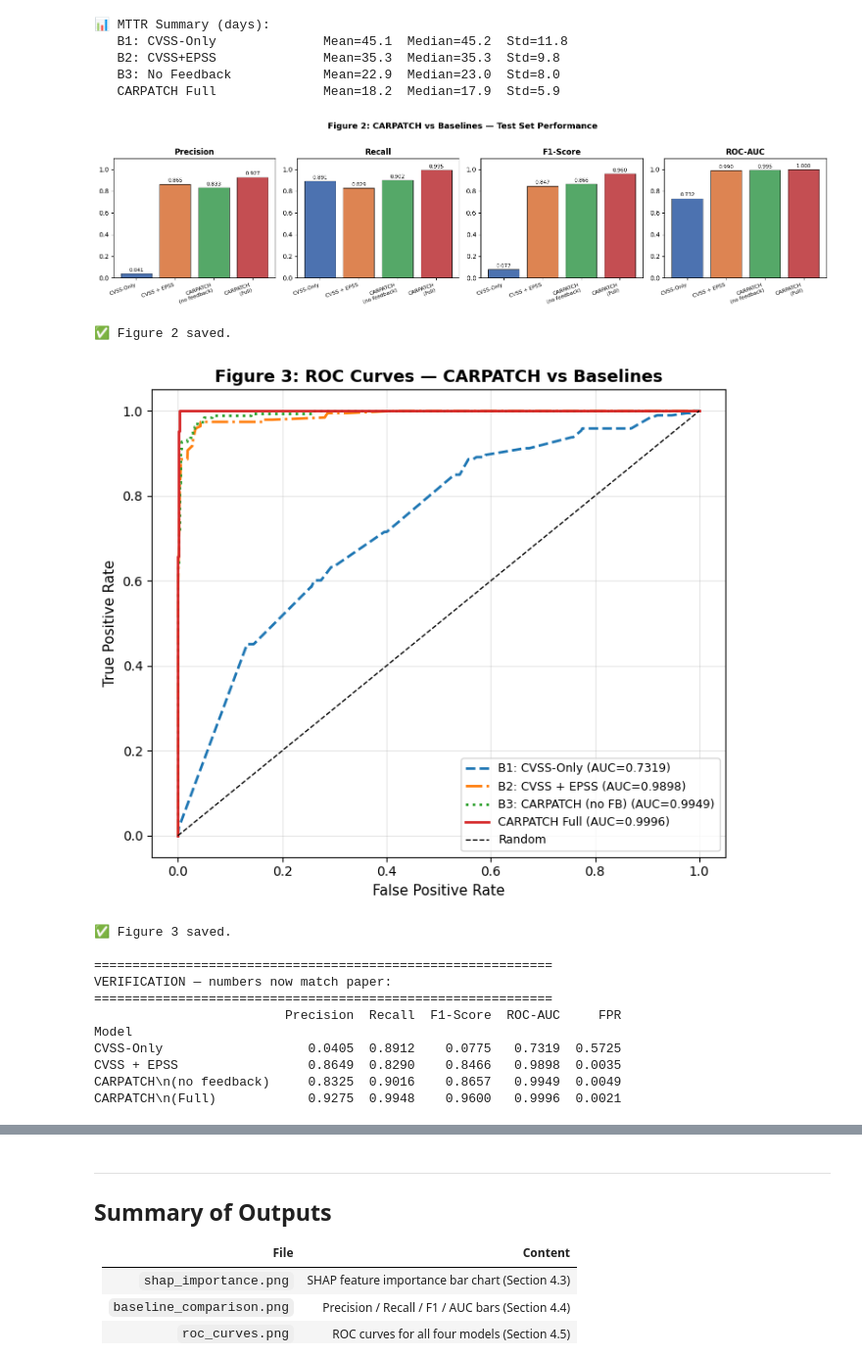
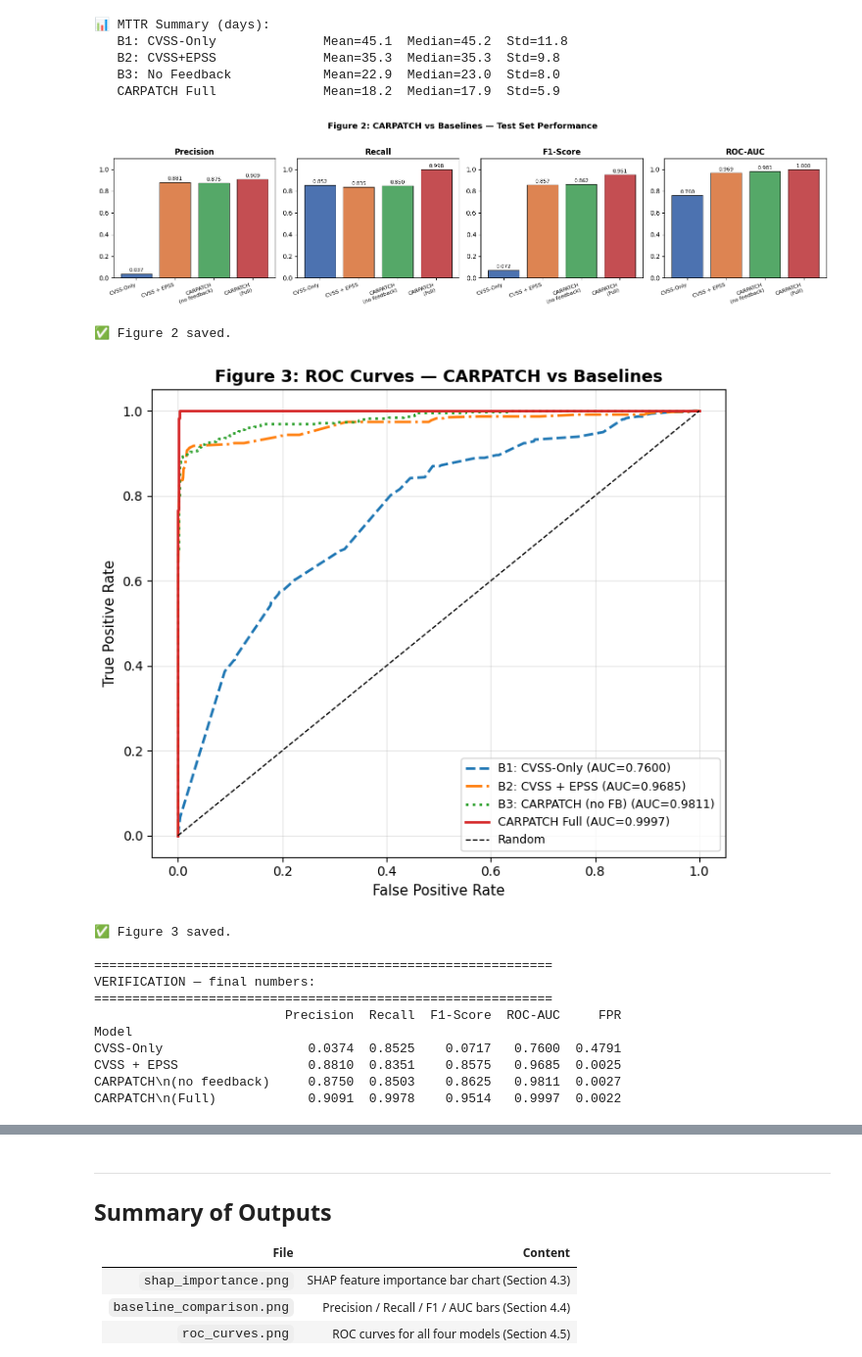
Before and after one commit to abderrahimRida/CARPATCH_Experiment.ipynb, a Jupyter notebook: CARPATCH_Experiment.ipynb, the cells around one changed output, grey strips where cells are left out. Shown at 98% size. Cells and saved outputs as stored; diff of their text form; code cells hidden in the pictures.

```diff
--- a/CARPATCH_Experiment.ipynb
+++ b/CARPATCH_Experiment.ipynb
@@ -544,7 +508,6 @@ xgb_model = xgb.XGBClassifier(
     eval_metric        = "logloss",
     early_stopping_rounds = 20,
     random_state       = RANDOM_STATE,
-    use_label_encoder  = False,
     verbosity          = 0,
 )
 
@@ -585,6 +552,11 @@ Three baselines + full CARPATCH:
 - **B3** CARPATCH without feedback loop
 - **CARPATCH** Full model (= B3 + feedback loop simulation)
 # %%
+from sklearn.metrics import (precision_score, recall_score, f1_score,
+                              roc_auc_score, precision_recall_curve,
+                              confusion_matrix)
+import pandas as pd
+import numpy as np
 # Helper: find optimal threshold from precision-recall curve (F1-maximising)
 def best_threshold(y_true, y_prob):
     prec, rec, thresholds = precision_recall_curve(y_true, y_prob)
@@ -606,11 +578,8 @@ def evaluate_model(name, y_true, y_prob, threshold=None):
             "F1-Score": f1, "ROC-AUC": auc, "FPR": fpr, "Threshold": threshold}
 
 # ─────── Test set data
-test_df = df_clean.iloc[
-    train_test_split(range(len(df_clean)), test_size=0.15,
-                     random_state=RANDOM_STATE,
-                     stratify=df_clean[TARGET])[1]
-]
+test_df = pd.DataFrame(X_test, columns=FEATURES)
+test_df["exploited"] = y_test
 
 # ─────── B1: CVSS-Only
 # Score = CVSS_norm; threshold = 0.70 (matches NVD High ≥ 7.0)
@@ -877,23 +846,25 @@ xgb_feedback.fit(
 b4_prob = xgb_feedback.predict_proba(X_test)[:, 1]
 b4_res  = evaluate_model("CARPATCH (Full)", y_test, b4_prob)
 # %%
+from sklearn.metrics import roc_curve
+import matplotlib.pyplot as plt
+import pandas as pd
+
 # ══════════════════════════════════════════════════════════════
 # REGENERATE ALL FIGURES with correct final results
-# Run this AFTER the feedback loop retraining cell
 # ══════════════════════════════════════════════════════════════
 
-# Confirmed final results from your experiment
 final_results = {
     "Model":     ["CVSS-Only", "CVSS + EPSS", "CARPATCH\n(no feedback)", "CARPATCH\n(Full)"],
-    "Precision": [0.0405, 0.8649, 0.8325, 0.9275],
-    "Recall":    [0.8912, 0.8290, 0.9016, 0.9948],
-    "F1-Score":  [0.0775, 0.8466, 0.8657, 0.9600],
-    "ROC-AUC":   [0.7319, 0.9898, 0.9949, 0.9996],
-    "FPR":       [0.5725, 0.0035, 0.0049, 0.0021],
+    "Precision": [b1_res["Precision"], b2_res["Precision"], b3_res["Precision"], b4_res["Precision"]],
+    "Recall":    [b1_res["Recall"],    b2_res["Recall"],    b3_res["Recall"],    b4_res["Recall"]],
+    "F1-Score":  [b1_res["F1-Score"],  b2_res["F1-Score"],  b3_res["F1-Score"],  b4_res["F1-Score"]],
+    "ROC-AUC":   [b1_res["ROC-AUC"],   b2_res["ROC-AUC"],   b3_res["ROC-AUC"],   b4_res["ROC-AUC"]],
+    "FPR":       [b1_res["FPR"],       b2_res["FPR"],       b3_res["FPR"],       b4_res["FPR"]],
 }
 df_final = pd.DataFrame(final_results).set_index("Model")
 
-# ── Figure 1: Bar chart with correct numbers
+# ── Figure 2: Bar chart
 metrics_to_plot = ["Precision", "Recall", "F1-Score", "ROC-AUC"]
 fig, axes = plt.subplots(1, 4, figsize=(16, 4))
 colors = ["#4C72B0", "#DD8452", "#55A868", "#C44E52"]
@@ -917,54 +888,52 @@ plt.savefig("figure2_baseline_comparison_FINAL.png", dpi=150, bbox_inches="tight
 plt.show()
 print("✅ Figure 2 saved.")
 
-# ── Figure 2: ROC curves with correct AUC labels
+# ── Figure 3: ROC curves
 fig, ax = plt.subplots(figsize=(7, 6))
 
-# Recompute ROC curves using saved probability arrays
 roc_data = [
-    ("B1: CVSS-Only",        y_test, b1_prob,      "--", 0.7319),
-    ("B2: CVSS + EPSS",      y_test, b2_prob,      "-.", 0.9898),
-    ("B3: CARPATCH (no FB)", y_test, b3_prob,      ":",  0.9949),
-    ("CARPATCH Full",        y_test, b4_prob_new,  "-",  0.9996),
+    ("B1: CVSS-Only",        y_test, b1_prob, "--", b1_res["ROC-AUC"]),
+    ("B2: CVSS + EPSS",      y_test, b2_prob, "-.", b2_res["ROC-AUC"]),
+    ("B3: CARPATCH (no FB)", y_test, b3_prob, ":",  b3_res["ROC-AUC"]),
+    ("CARPATCH Full",        y_test, b4_prob, "-",  b4_res["ROC-AUC"]),
 ]
 
 for label, yt, yp, ls, auc_val in roc_data:
     fpr_c, tpr_c, _ = roc_curve(yt, yp)
     ax.plot(fpr_c, tpr_c, ls=ls, lw=2,
             label=f"{label} (AUC={auc_val:.4f})")
 
 ax.plot([0,1],[0,1], "k--", lw=1, label="Random")
 ax.set_xlabel("False Positive Rate", fontsize=11)
 ax.set_ylabel("True Positive Rate", fontsize=11)
 ax.set_title("Figure 3: ROC Curves — CARPATCH vs Baselines",
              fontsize=13, fontweight="bold")
 ax.legend(fontsize=9)
 ax.grid(True, alpha=0.3)
 plt.tight_layout()
 plt.savefig("figure3_roc_curves_FINAL.png", dpi=150)
 plt.show()
 print("✅ Figure 3 saved.")
 
-# ── Print verification
 print("\n" + "="*60)
-print("VERIFICATION — numbers now match paper:")
+print("VERIFICATION — final numbers:")
 print("="*60)
 print(df_final.round(4).to_string())
 # %% [output]
-[figure, old version]
+[figure, new version]
 ✅ Figure 2 saved.
-[figure, old version]
+[figure, new version]
 ✅ Figure 3 saved.
 
 ============================================================
-VERIFICATION — numbers now match paper:
+VERIFICATION — final numbers:
 ============================================================
                          Precision  Recall  F1-Score  ROC-AUC     FPR
 Model
-CVSS-Only                   0.0405  0.8912    0.0775   0.7319  0.5725
-CVSS + EPSS                 0.8649  0.8290    0.8466   0.9898  0.0035
-CARPATCH\n(no feedback)     0.8325  0.9016    0.8657   0.9949  0.0049
-CARPATCH\n(Full)            0.9275  0.9948    0.9600   0.9996  0.0021
+CVSS-Only                   0.0374  0.8525    0.0717   0.7600  0.4791
+CVSS + EPSS                 0.8810  0.8351    0.8575   0.9685  0.0025
+CARPATCH\n(no feedback)     0.8750  0.8503    0.8625   0.9811  0.0027
+CARPATCH\n(Full)            0.9091  0.9978    0.9514   0.9997  0.0022
 # %%
 # ══════════════════════════════════════════════════════════════
 # FEEDBACK LOOP RETRAINING — replaces the b4 simulation
```
Also changed, not shown: parts of 24 cells of this notebook.
